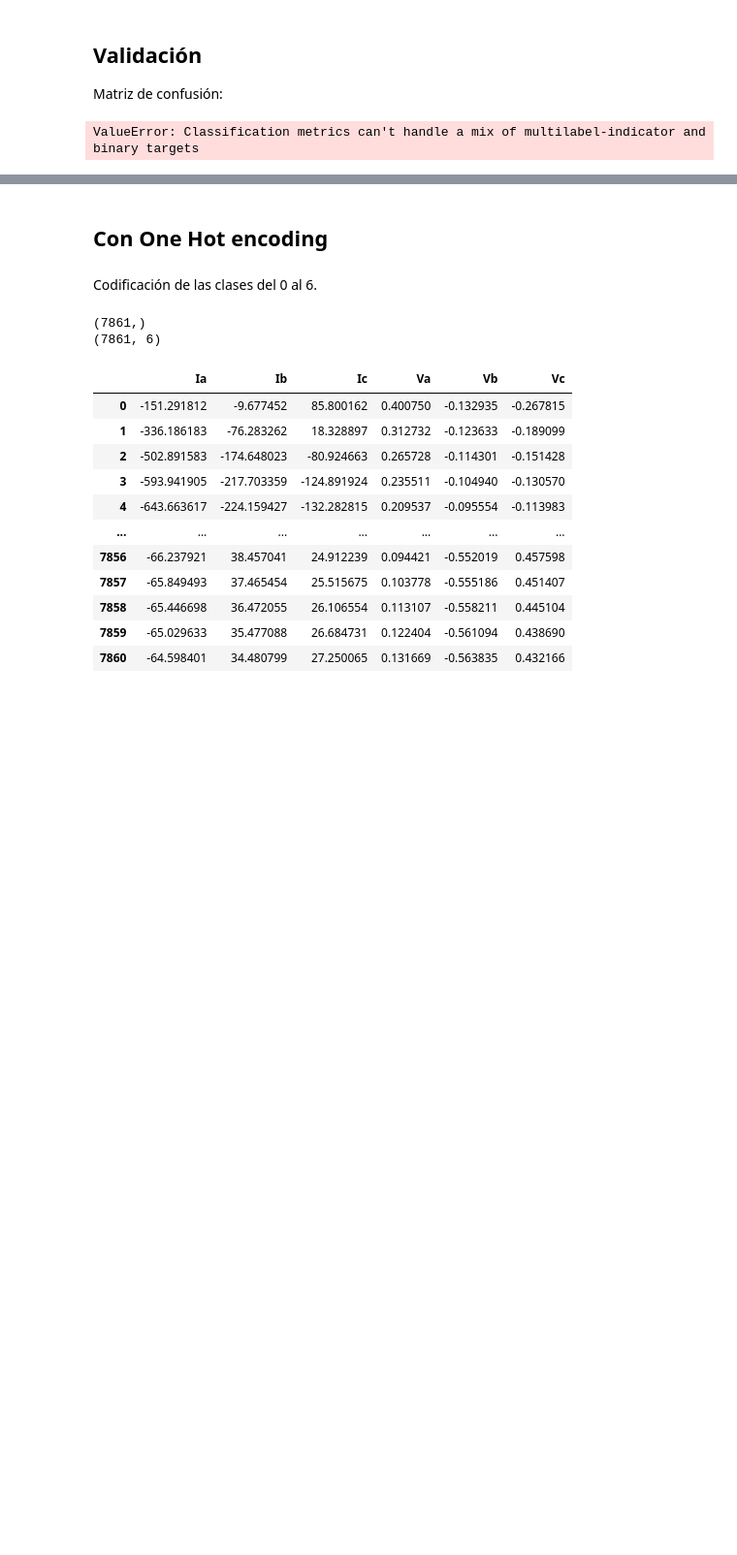
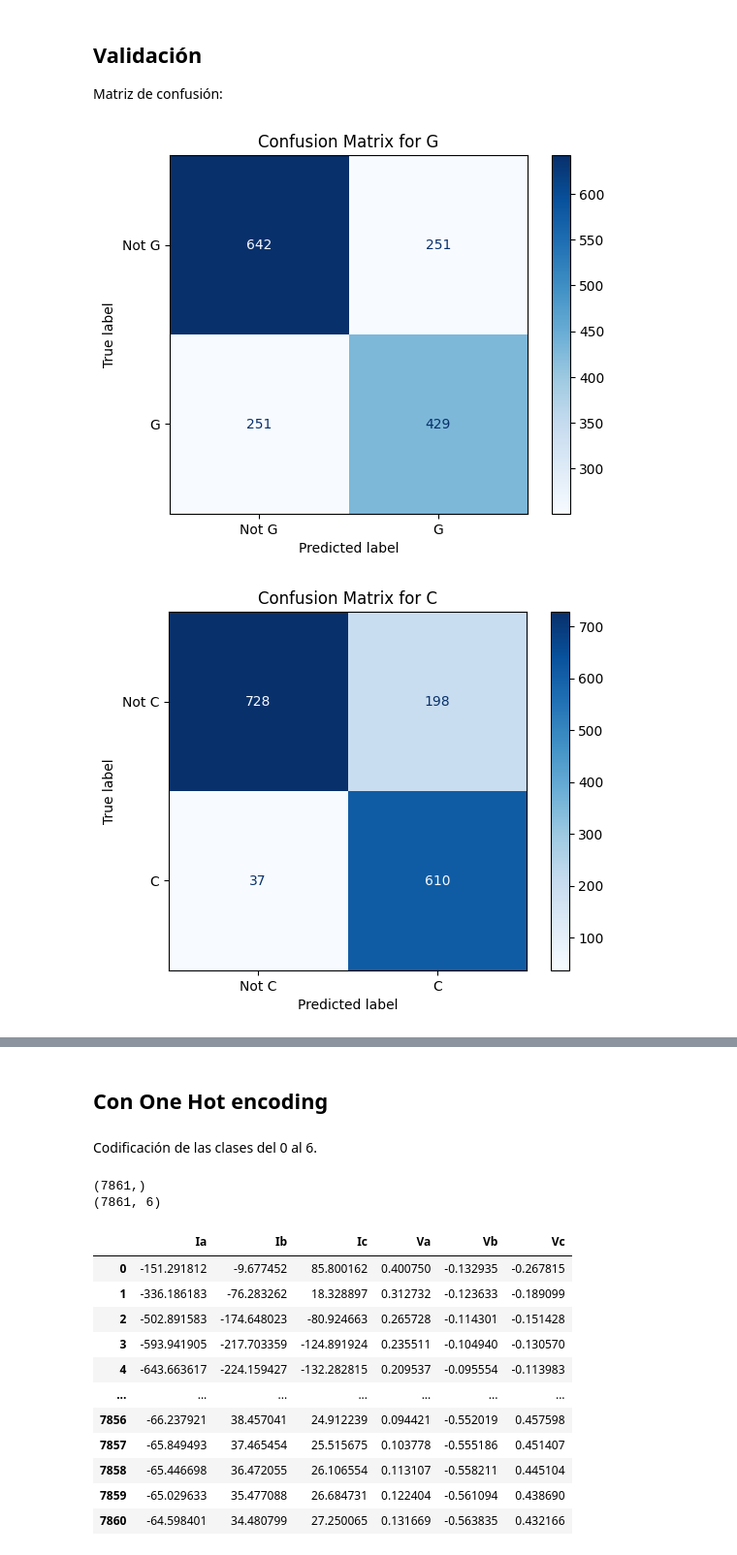
Before and after one commit to julian-rosas/red-neuronal-deteccion-fallas-energia, a Jupyter notebook: RedNeuronal.ipynb, the cells around one changed output, grey strips where cells are left out. Shown: that part at 97% size. Cells and saved outputs as stored; diff of their text form; code cells hidden in the pictures; blank space fills up the shorter version.

Commit message:
matriz de confusion hecha para sin oh

```diff
--- a/RedNeuronal.ipynb
+++ b/RedNeuronal.ipynb
@@ -372,25 +372,28 @@ tensor([-1.1145,  0.3865,  0.4139, -0.6716], grad_fn=<ViewBackward0>)
 # %% [markdown]
 ## Validación
 Matriz de confusión:
-# %%
-def plot_confusion_matrix(labels, preds, classes, type_of_set):
-    cm = confusion_matrix(labels, preds)
-    plt.figure(figsize=(10, 7))
-    sns.heatmap(cm, annot=True, fmt="d", cmap='Blues', xticklabels=classes, yticklabels=classes)
-    plt.xlabel('Predicted')
-    plt.ylabel('True')
-    plt.title("Confusion Matrix on {typeSet}".format(typeSet = type_of_set))
-    plt.show()
-
-
-
-with torch.no_grad():
-  y1_pred = model1(xtest).argmax(dim=1)
-
-classes1 = ["G","C","B","A"]
-
-
-# classes = ['Class 0', 'Class 1', 'Class 2', 'Class 3', 'Class 4', 'Class 5', 'Class 6']
-plot_confusion_matrix(ytest, y1_pred, classes1, 'Test Set')
-# %% [output]
-ValueError: Classification metrics can't handle a mix of multilabel-indicator and binary targets
+# %%
+from sklearn.metrics import ConfusionMatrixDisplay
+
+
+
+# Make predictions on the test set
+with torch.no_grad():
+    predictions = model1(xtest)
+    predictions = torch.sigmoid(predictions)  # Apply sigmoid to get probabilities
+    predicted_labels = (predictions > 0.5).float()  # Convert probabilities to binary labels
+
+# Convert the predictions and true labels to a suitable format for computing the confusion matrix
+predicted_labels = predicted_labels.numpy()
+true_labels = ytest.numpy()
+
+# Compute the confusion matrix for each class
+for i, class_name in enumerate(['G', 'C', 'B', 'A']):
+    cm = confusion_matrix(true_labels[:, i], predicted_labels[:, i])
+    disp = ConfusionMatrixDisplay(confusion_matrix=cm, display_labels=[f'Not {class_name}', class_name])
+    disp.plot(cmap=plt.cm.Blues)
+    plt.title(f'Confusion Matrix for {class_name}')
+    plt.show()
+# %% [output]
+[figure, added]
+[figure, added]
```
Also changed, not shown: parts of 5 cells of this notebook.
